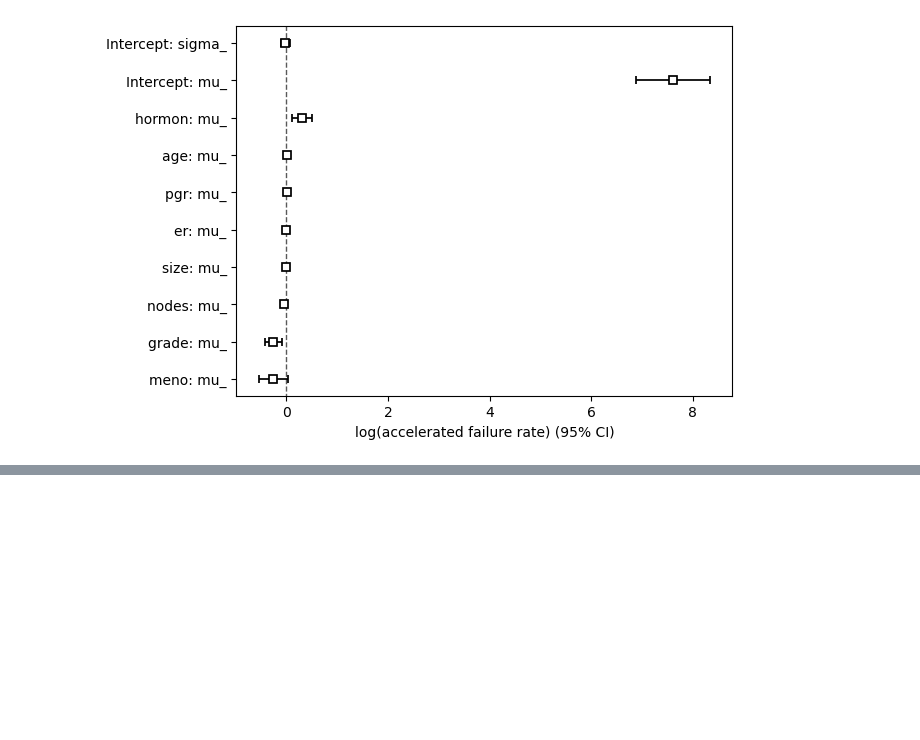
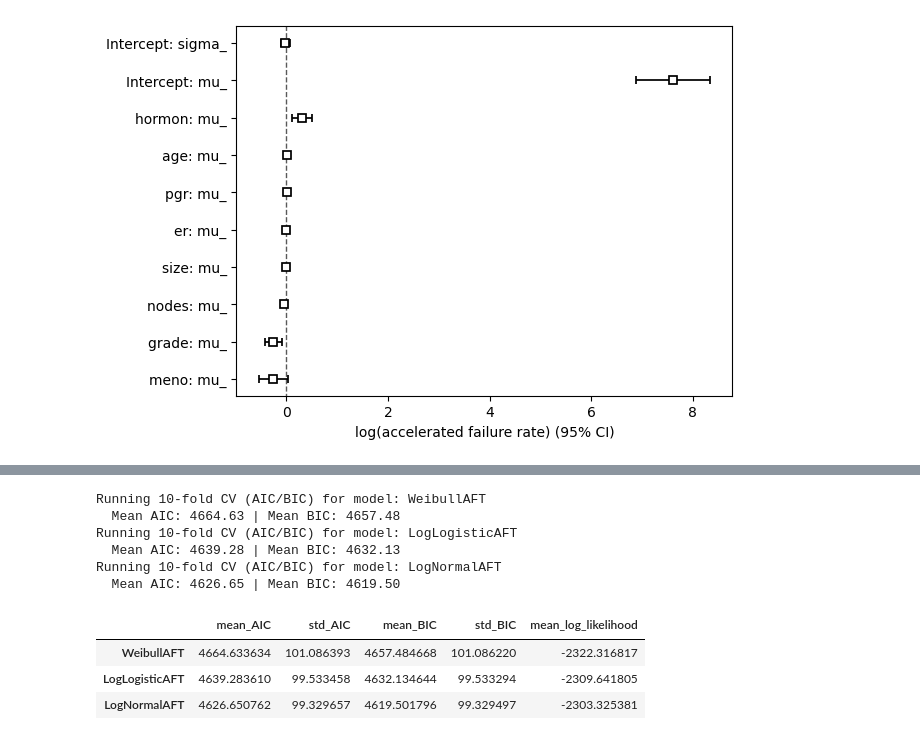
Before and after one commit to Marcelo-Kenji-Noda/mba_ds_project, a Jupyter notebook: model_parametric.ipynb, the cells around one changed output, grey strips where cells are left out. Saved outputs shown, nothing was run; the diff lists cells and outputs as text; code cells hidden in the pictures; blank space fills up the shorter version.

```diff
--- a/model_parametric.ipynb
+++ b/model_parametric.ipynb
@@ -77,3 +82,10 @@ models['LogNormalAFT'].plot()
 # %% [output]
 <Axes: xlabel='log(accelerated failure rate) (95% CI)'>
 [figure]
+# %%
+for model in models:
+    print(f"\nSummary for model: {model}")
+    try:
+        print(models[model].summary)
+    except Exception as e:
+        print(f"Error retrieving summary for model {model}: {e}")
@@ -79,0 +110,69 @@ models['LogNormalAFT'].plot()
+# %%
+from sklearn.model_selection import KFold
+
+# -----------------------
+# CV CONFIGURATION
+# -----------------------
+K = 10
+kf = KFold(n_splits=K, shuffle=True, random_state=42)
+
+cv_aic_bic_results = {m: {"AIC": [], "BIC": [], "log_likelihood": []} for m in models}
+
+# -----------------------
+# MANUAL K-FOLD LOOP
+# -----------------------
+for model_name, model_class in models.items():
+    print(f"Running {K}-fold CV (AIC/BIC) for model: {model_name}")
+
+    for fold, (train_idx, test_idx) in enumerate(kf.split(dataset.df), start=1):
+        train_df = dataset.df.iloc[train_idx]
+        test_df  = dataset.df.iloc[test_idx]
+
+        try:
+            # Re-instantiate model to avoid leakage
+            model = model_class.__class__()
+
+            model.fit(
+                train_df,
+                duration_col=dataset.time_col,
+                event_col=dataset.event_col
+            )
+
+            cv_aic_bic_results[model_name]["AIC"].append(model.AIC_)
+            cv_aic_bic_results[model_name]["BIC"].append(model.BIC_)
+            cv_aic_bic_results[model_name]["log_likelihood"].append(model.log_likelihood_)
+
+        except Exception as e:
+            print(f"  Fold {fold} failed for model {model_name}: {e}")
+
+    print(
+        f"  Mean AIC: {np.mean(cv_aic_bic_results[model_name]['AIC']):.2f} | "
+        f"Mean BIC: {np.mean(cv_aic_bic_results[model_name]['BIC']):.2f}"
+    )
+
+# -----------------------
+# SUMMARY TABLE
+# -----------------------
+cv_aic_bic_summary = pd.DataFrame({
+    model: {
+        "mean_AIC": np.mean(vals["AIC"]),
+        "std_AIC":  np.std(vals["AIC"]),
+        "mean_BIC": np.mean(vals["BIC"]),
+        "std_BIC":  np.std(vals["BIC"]),
+        "mean_log_likelihood": np.mean(vals["log_likelihood"])
+    }
+    for model, vals in cv_aic_bic_results.items()
+}).T
+
+cv_aic_bic_summary
+# %% [output]
+Running 10-fold CV (AIC/BIC) for model: WeibullAFT
+  Mean AIC: 4664.63 | Mean BIC: 4657.48
+Running 10-fold CV (AIC/BIC) for model: LogLogisticAFT
+  Mean AIC: 4639.28 | Mean BIC: 4632.13
+Running 10-fold CV (AIC/BIC) for model: LogNormalAFT
+  Mean AIC: 4626.65 | Mean BIC: 4619.50
+|  | mean_AIC | std_AIC | mean_BIC | std_BIC | mean_log_likelihood |
+| WeibullAFT | 4664.633634 | 101.086393 | 4657.484668 | 101.086220 | -2322.316817 |
+| LogLogisticAFT | 4639.283610 | 99.533458 | 4632.134644 | 99.533294 | -2309.641805 |
+| LogNormalAFT | 4626.650762 | 99.329657 | 4619.501796 | 99.329497 | -2303.325381 |
```
Also changed, not shown: parts of 3 cells of this notebook, 6 other files.
